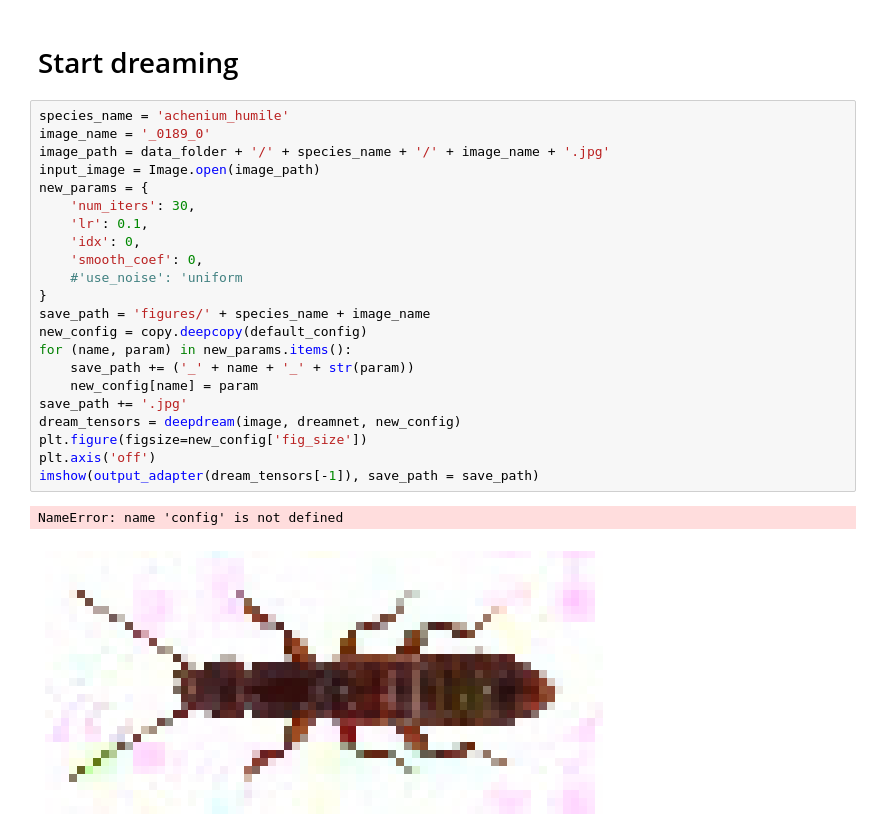
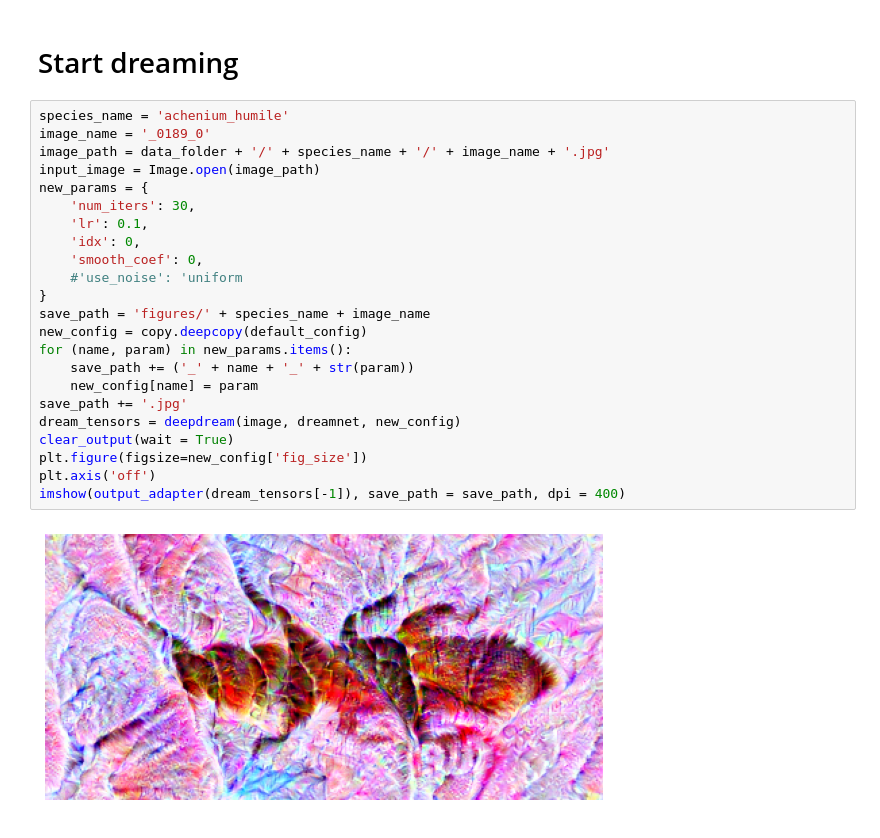
Before and after one commit to JackismyShephard/eternal-bugshine, a Jupyter notebook: deepdream.ipynb, the cells around one changed output. Cells and saved outputs as stored; diff of their text form.

```diff
--- a/deepdream.ipynb
+++ b/deepdream.ipynb
@@ -713,25 +713,25 @@ default_config = {
 # %%
 species_name = 'achenium_humile'
 image_name = '_0189_0'
 image_path = data_folder + '/' + species_name + '/' + image_name + '.jpg'
 input_image = Image.open(image_path)
 new_params = {
     'num_iters': 30,
     'lr': 0.1,
     'idx': 0,
     'smooth_coef': 0,
     #'use_noise': 'uniform
 }
 save_path = 'figures/' + species_name + image_name
 new_config = copy.deepcopy(default_config)
 for (name, param) in new_params.items():
     save_path += ('_' + name + '_' + str(param))
     new_config[name] = param
 save_path += '.jpg'
 dream_tensors = deepdream(image, dreamnet, new_config)
+clear_output(wait = True)
 plt.figure(figsize=new_config['fig_size'])
 plt.axis('off')
-imshow(output_adapter(dream_tensors[-1]), save_path = save_path)
+imshow(output_adapter(dream_tensors[-1]), save_path = save_path, dpi = 400)
 # %% [output]
-NameError: name 'config' is not defined
-[figure, old version]
+[figure, new version]
```
Also changed, not shown: 3 other files.
